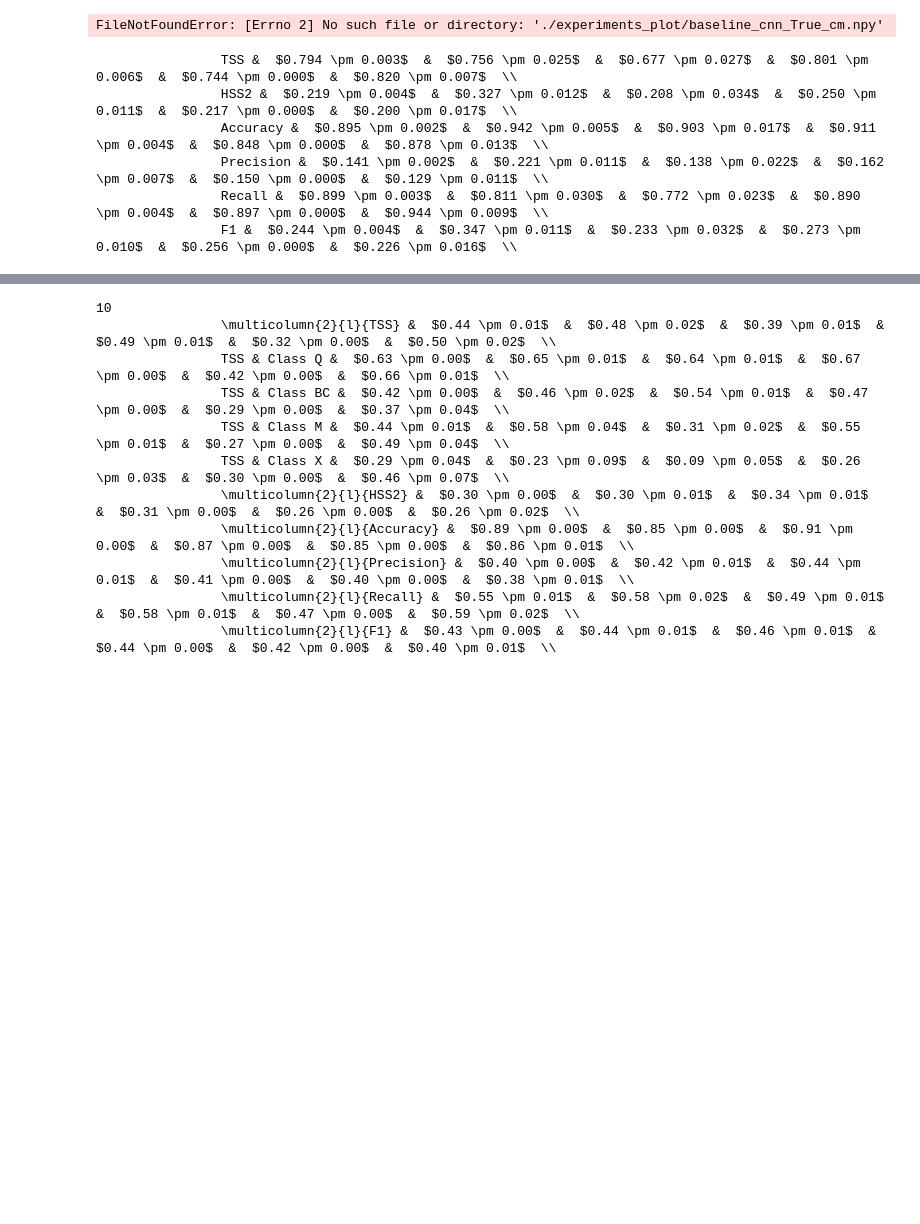
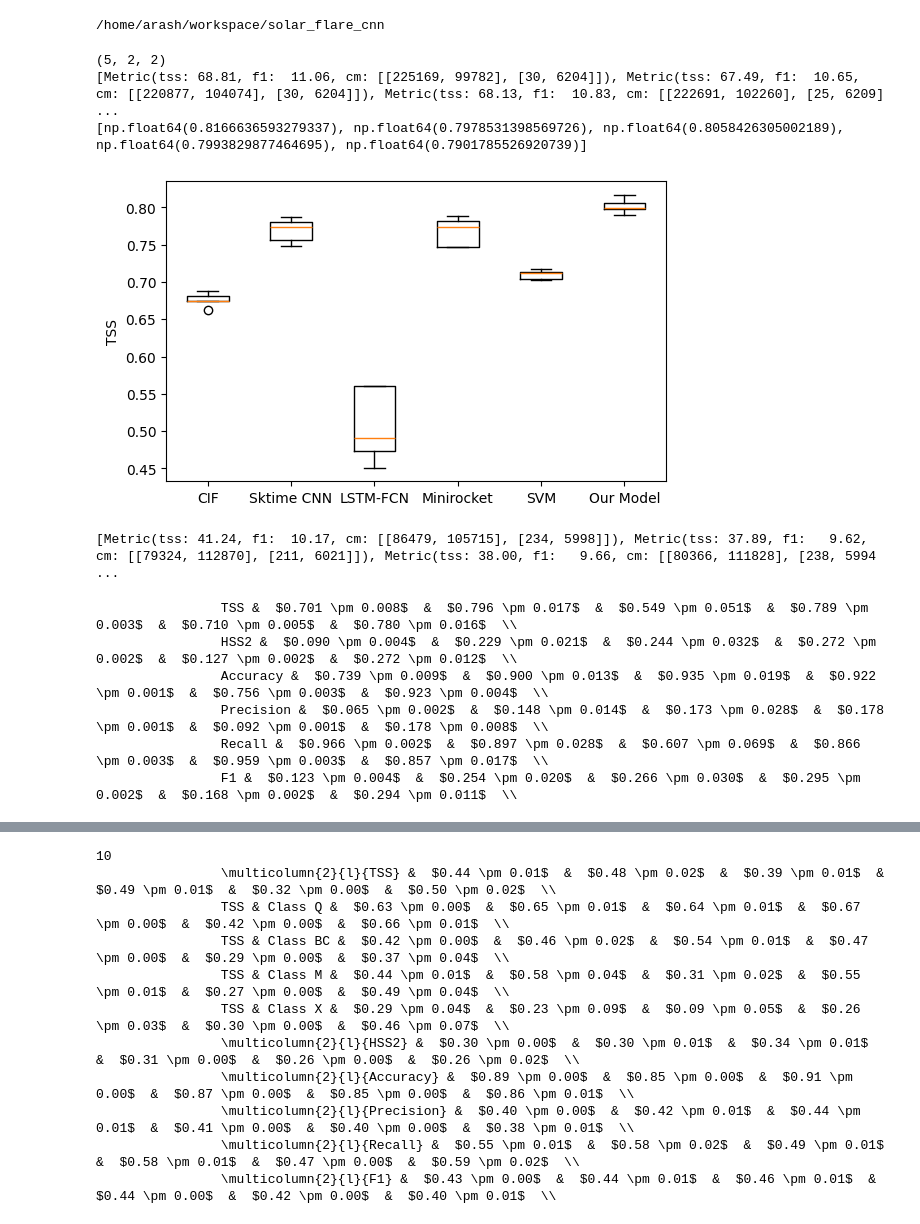
Before and after one commit to foumani/solar_flare_cnn, a Jupyter notebook: baseline_plotting.ipynb, the cells around one changed output, grey strips where cells are left out. Saved outputs shown, nothing was run; the diff lists cells and outputs as text; code cells hidden in the pictures; blank space fills up the shorter version.

Commit message:
Pre solar flare journal

```diff
--- a/baseline_plotting.ipynb
+++ b/baseline_plotting.ipynb
@@ -2,37 +2,63 @@
 import matplotlib.pyplot as plt
 from util import Metric
 import numpy as np
+import os
+
+print(os.getcwd())
+# %% [output]
+/home/arash/workspace/solar_flare_cnn
 # %%
 cif = np.load("./experiments_plot/baseline_cif_True_cm.npy")
 cnn = np.load("./experiments_plot/baseline_cnn_True_cm.npy")
 lstmfcn = np.load("./experiments_plot/baseline_lstmfcn_True_cm.npy")
 minirocket = np.load("./experiments_plot/baseline_minirocket_True_cm.npy")
 svm = np.load("./experiments_plot/baseline_svm_True_cm.npy")
-mine = np.load("./experiments_plot/train_True_cm.npy")
+mine = np.load("./experiments_plot/train_True_cm_False.npy")
 print(mine.shape)
 cif = [Metric(binary=True, cm=cm) for cm in cif]
 cnn = [Metric(binary=True, cm=cm) for cm in cnn]
 lstmfcn = [Metric(binary=True, cm=cm) for cm in lstmfcn]
 minirocket = [Metric(binary=True, cm=cm) for cm in minirocket]
 svm = [Metric(binary=True, cm=cm) for cm in svm]
 mine = [Metric(binary=True, cm=cm) for cm in mine]
 
 datashow = [[m.tss for m in cif],
             [m.tss for m in cnn],
             [m.tss for m in lstmfcn],
             [m.tss for m in minirocket],
             [m.tss for m in svm],
             [m.tss for m in mine]]
+
+print(cif)
 fig = plt.figure(figsize=(5, 3))
 ax = fig.add_axes([0, 0, 1, 1])
 bp = ax.boxplot(datashow)
 ax.set_xticklabels(
     ["CIF", "Sktime CNN", "LSTM-FCN", "Minirocket", "SVM", "Our Model"])
 print(datashow[-1])
 plt.ylabel("TSS")
 plt.show()
 # %% [output]
-FileNotFoundError: [Errno 2] No such file or directory: './experiments_plot/baseline_cnn_True_cm.npy'
+(5, 2, 2)
+[Metric(tss: 68.81, f1:  11.06, cm: [[225169, 99782], [30, 6204]]), Metric(tss: 67.49, f1:  10.65, cm: [[220877, 104074], [30, 6204]]), Metric(tss: 68.13, f1:  10.83, cm: [[222691, 102260], [25, 6209] ...
+[np.float64(0.8166636593279337), np.float64(0.7978531398569726), np.float64(0.8058426305002189), np.float64(0.7993829877464695), np.float64(0.7901785526920739)]
+[figure, added]
+# %%
+# cif = np.load("./experiments_plot/baseline_cif_True_same_seed_cm.npy")
+svm = np.load("./experiments_plot/baseline_svm_True_same_seed_cm.npy")
+# cnn = np.load("./experiments_plot/baseline_cnn_True_same_seed_cm.npy")
+lstmfcn = np.load("./experiments_plot/baseline_lstmfcn_True_same_seed_cm.npy")
+# minirocket = np.load("./experiments_plot/baseline_minirocket_True_same_seed_cm.npy")
+# svm = np.load("./experiments_plot/baseline_svm_True_same_seed_cm.npy")
+# cif = [Metric(binary=True, cm=cm) for cm in cif]
+# cnn = [Metric(binary=True, cm=cm) for cm in cnn]
+lstmfcn = [Metric(binary=True, cm=cm) for cm in lstmfcn]
+# minirocket = [Metric(binary=True, cm=cm) for cm in minirocket]
+svm = [Metric(binary=True, cm=cm) for cm in svm]
+# mine = [Metric(binary=True, cm=cm) for cm in mine]
+print(svm)
+# %% [output]
+[Metric(tss: 41.24, f1:  10.17, cm: [[86479, 105715], [234, 5998]]), Metric(tss: 37.89, f1:   9.62, cm: [[79324, 112870], [211, 6021]]), Metric(tss: 38.00, f1:   9.66, cm: [[80366, 111828], [238, 5994 ...
 # %%
 def stats(metrics):
     tss = [m.tss for m in metrics]
@@ -52,7 +78,7 @@ cnn = np.load("./experiments_plot/baseline_cnn_True_cm.npy")
 lstmfcn = np.load("./experiments_plot/baseline_lstmfcn_True_cm.npy")
 minirocket = np.load("./experiments_plot/baseline_minirocket_True_cm.npy")
 svm = np.load("./experiments_plot/baseline_svm_True_cm.npy")
-mine = np.load("./experiments_plot/train_True_cm.npy")
+mine = np.load("./experiments_plot/train_True_cm_False.npy")
 
 cif = [Metric(binary=True, cm=cm) for cm in cif]
 cnn = [Metric(binary=True, cm=cm) for cm in cnn]
@@ -78,12 +104,12 @@ for j in range(len(metrics)):
     string += " \\\\ "
     print(string)
 # %% [output]
-                TSS &  $0.794 \pm 0.003$  &  $0.756 \pm 0.025$  &  $0.677 \pm 0.027$  &  $0.801 \pm 0.006$  &  $0.744 \pm 0.000$  &  $0.820 \pm 0.007$  \\
-                HSS2 &  $0.219 \pm 0.004$  &  $0.327 \pm 0.012$  &  $0.208 \pm 0.034$  &  $0.250 \pm 0.011$  &  $0.217 \pm 0.000$  &  $0.200 \pm 0.017$  \\
-                Accuracy &  $0.895 \pm 0.002$  &  $0.942 \pm 0.005$  &  $0.903 \pm 0.017$  &  $0.911 \pm 0.004$  &  $0.848 \pm 0.000$  &  $0.878 \pm 0.013$  \\
-                Precision &  $0.141 \pm 0.002$  &  $0.221 \pm 0.011$  &  $0.138 \pm 0.022$  &  $0.162 \pm 0.007$  &  $0.150 \pm 0.000$  &  $0.129 \pm 0.011$  \\
-                Recall &  $0.899 \pm 0.003$  &  $0.811 \pm 0.030$  &  $0.772 \pm 0.023$  &  $0.890 \pm 0.004$  &  $0.897 \pm 0.000$  &  $0.944 \pm 0.009$  \\
-                F1 &  $0.244 \pm 0.004$  &  $0.347 \pm 0.011$  &  $0.233 \pm 0.032$  &  $0.273 \pm 0.010$  &  $0.256 \pm 0.000$  &  $0.226 \pm 0.016$  \\
+                TSS &  $0.701 \pm 0.008$  &  $0.796 \pm 0.017$  &  $0.549 \pm 0.051$  &  $0.789 \pm 0.003$  &  $0.710 \pm 0.005$  &  $0.780 \pm 0.016$  \\
+                HSS2 &  $0.090 \pm 0.004$  &  $0.229 \pm 0.021$  &  $0.244 \pm 0.032$  &  $0.272 \pm 0.002$  &  $0.127 \pm 0.002$  &  $0.272 \pm 0.012$  \\
+                Accuracy &  $0.739 \pm 0.009$  &  $0.900 \pm 0.013$  &  $0.935 \pm 0.019$  &  $0.922 \pm 0.001$  &  $0.756 \pm 0.003$  &  $0.923 \pm 0.004$  \\
+                Precision &  $0.065 \pm 0.002$  &  $0.148 \pm 0.014$  &  $0.173 \pm 0.028$  &  $0.178 \pm 0.001$  &  $0.092 \pm 0.001$  &  $0.178 \pm 0.008$  \\
+                Recall &  $0.966 \pm 0.002$  &  $0.897 \pm 0.028$  &  $0.607 \pm 0.069$  &  $0.866 \pm 0.003$  &  $0.959 \pm 0.003$  &  $0.857 \pm 0.017$  \\
+                F1 &  $0.123 \pm 0.004$  &  $0.254 \pm 0.020$  &  $0.266 \pm 0.030$  &  $0.295 \pm 0.002$  &  $0.168 \pm 0.002$  &  $0.294 \pm 0.011$  \\
 # %%
 binary = False
 cif = np.load(f"./experiments_plot/baseline_cif_{binary}_cm.npy")
```
Also changed, not shown: parts of 1 cell of this notebook, 12 other files.
